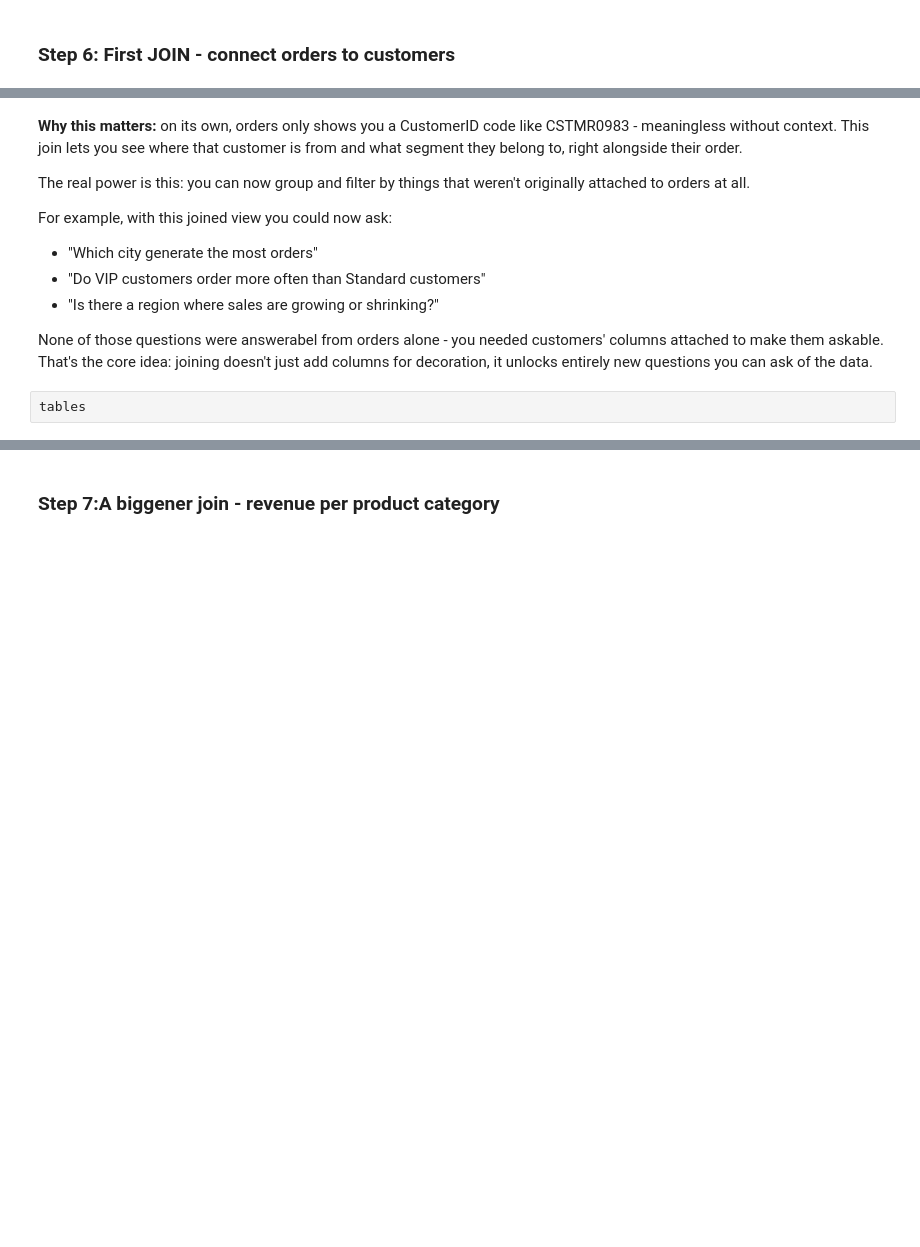
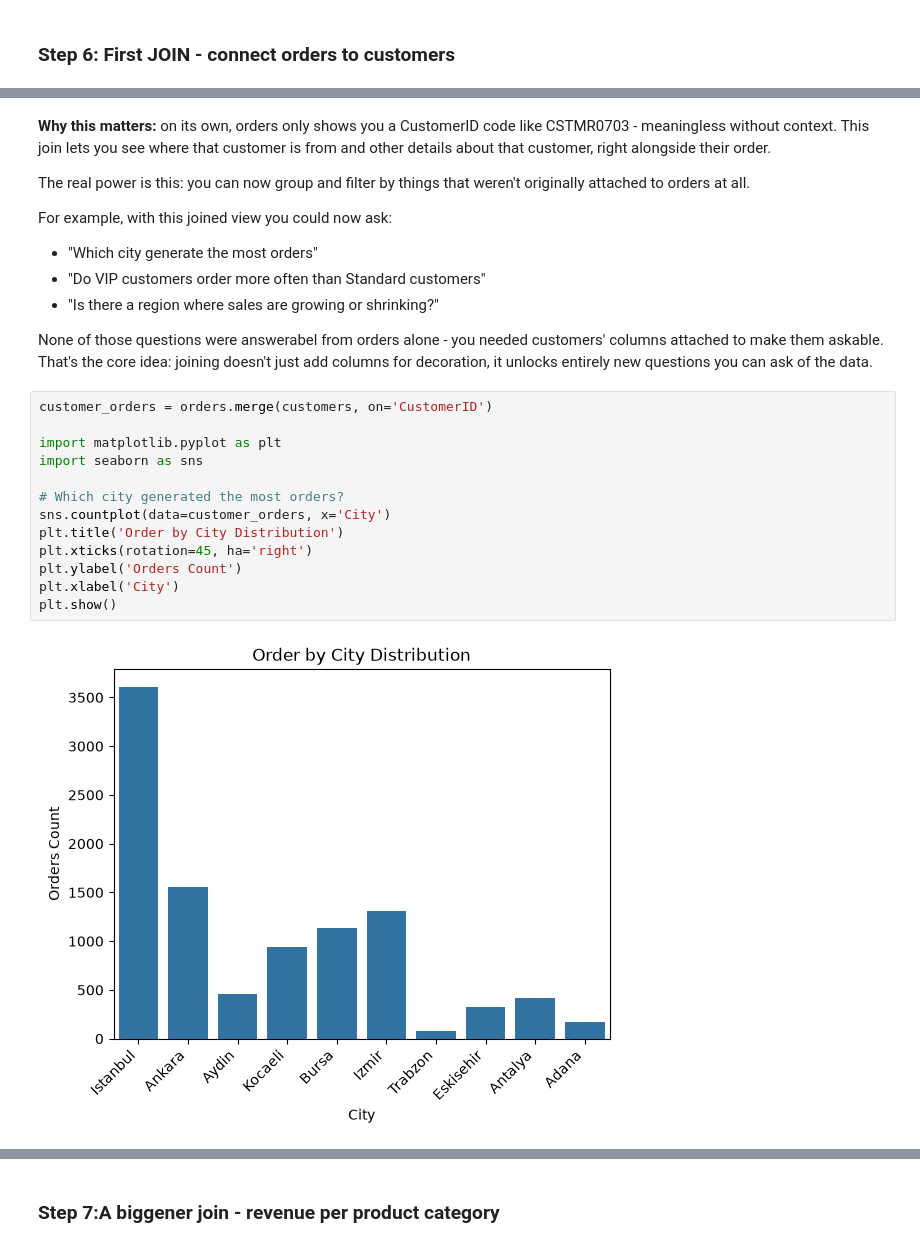
Before and after one commit to geff-ghost/notebooks, a Jupyter notebook: retail_data/MixedKnowledge.ipynb, the cells around one changed output, grey strips where cells are left out. Drawn from its saved outputs; the diff is of its cells as text; blank space fills up the shorter version.

Commit message:
Did a Preview of the Retail datasets with plots

```diff
--- a/retail_data/MixedKnowledge.ipynb
+++ b/retail_data/MixedKnowledge.ipynb
@@ -176,5 +241,5 @@ pd.read_sql(query, conn)
 # %% [markdown]
-**Why this matters:** on its own, orders only shows you a CustomerID code like CSTMR0983 - meaningless without context. This join lets you see where that customer is from and what segment they belong to, right alongside their order.
+**Why this matters:** on its own, orders only shows you a CustomerID code like CSTMR0703 - meaningless without context. This join lets you see where that customer is from and other details about that customer, right alongside their order.
 
 The real power is this: you can now group and filter by things that weren't originally attached to orders at all.
 
@@ -185,4 +250,17 @@ For example, with this joined view you could now ask:
 
 None of those questions were answerabel from orders alone - you needed customers' columns attached to make them askable. That's the core idea: joining doesn't just add columns for decoration, it unlocks entirely new questions you can ask of the data.
 # %%
-tables
+customer_orders = orders.merge(customers, on='CustomerID')
+
+import matplotlib.pyplot as plt
+import seaborn as sns
+
+# Which city generated the most orders?
+sns.countplot(data=customer_orders, x='City')
+plt.title('Order by City Distribution')
+plt.xticks(rotation=45, ha='right')
+plt.ylabel('Orders Count')
+plt.xlabel('City')
+plt.show()
+# %% [output]
+[figure, added]
```
Also changed, not shown: parts of 22 cells of this notebook, 1 other file.
